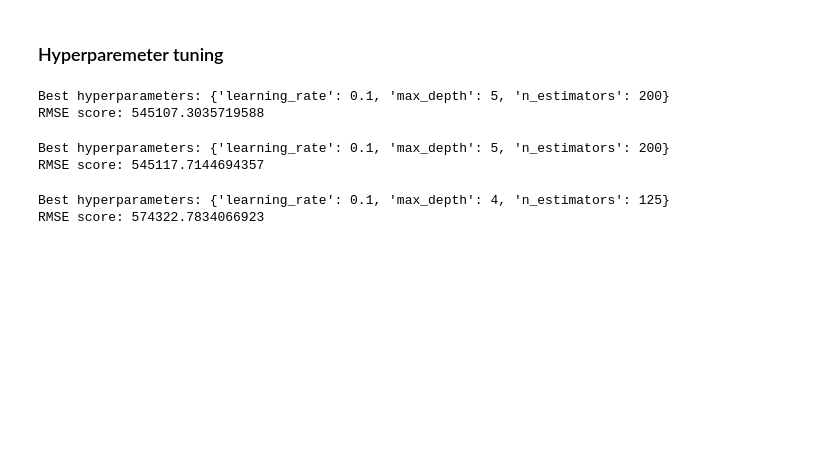
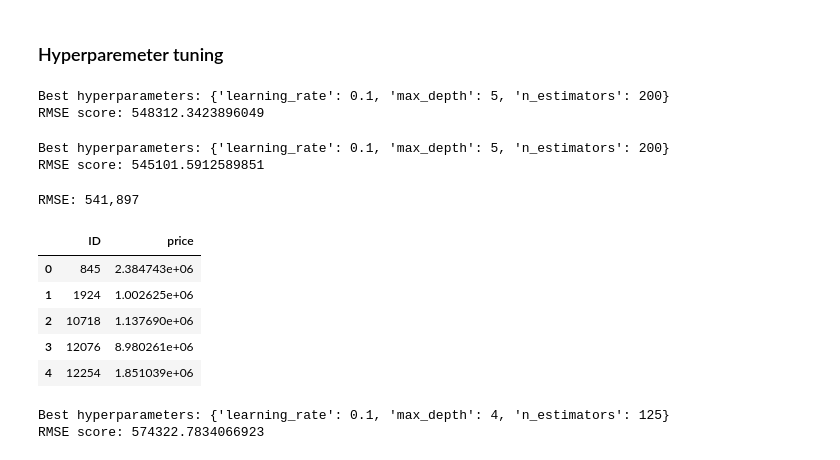
Before and after one commit to veronicaeyo/house_price_prediction, a Jupyter notebook: house_prediction.ipynb, the cells around one changed output. Cells and saved outputs as stored; diff of their text form; code cells hidden in the pictures; blank space fills up the shorter version.

```diff
--- a/house_prediction.ipynb
+++ b/house_prediction.ipynb
@@ -794,8 +776,6 @@ mean_squared_error(y_val, y_pred, squared=False)
 # %% [markdown]
 ### Hyperparemeter tuning
 # %%
-
-
 # Define the hyperparameters to tune
 param_grid = {
     "n_estimators": [100, 200, 300],
@@ -808,7 +788,7 @@ model = GradientBoostingRegressor()
 
 # Create a GridSearchCV object
 grid_search = GridSearchCV(
-    model, param_grid, cv=10, scoring="neg_root_mean_squared_error", n_jobs=-1
+    model, param_grid, cv=5, scoring="neg_root_mean_squared_error", n_jobs=-1
 )
 
 # Fit the GridSearchCV object to the training data
@@ -819,7 +799,7 @@ print("Best hyperparameters:", grid_search.best_params_)
 print("RMSE score:", -grid_search.best_score_)
 # %% [output]
 Best hyperparameters: {'learning_rate': 0.1, 'max_depth': 5, 'n_estimators': 200}
-RMSE score: 545107.3035719588
+RMSE score: 548312.3423896049
 # %%
 # Define the hyperparameters to tune
 param_grid = {
@@ -844,4 +824,4 @@ print("Best hyperparameters:", grid_search.best_params_)
 print("RMSE score:", -grid_search.best_score_)
 # %% [output]
 Best hyperparameters: {'learning_rate': 0.1, 'max_depth': 5, 'n_estimators': 200}
-RMSE score: 545117.7144694357
+RMSE score: 545101.5912589851
@@ -848,3 +831,24 @@ RMSE score: 545117.7144694357
+# %%
+gb_model = fit_score(
+    GradientBoostingRegressor(random_state=42, **grid_search.best_params_), X, y
+)
+# %% [output]
+RMSE: 541,897
+# %%
+predictions = gb_model.predict(X_test)
+
+sample_sub['price'] = predictions
+sample_sub.to_csv('submissions/gb_regressor_tuned_sub.csv', index=False)
+sample_sub.head()
+
+# 362891.4090 on LB
+# %% [output]
+|  | ID | price |
+| 0 | 845 | 2.384743e+06 |
+| 1 | 1924 | 1.002625e+06 |
+| 2 | 10718 | 1.137690e+06 |
+| 3 | 12076 | 8.980261e+06 |
+| 4 | 12254 | 1.851039e+06 |
 # %%
 from sklearn.preprocessing import PolynomialFeatures
 
```
Also changed, not shown: parts of 20 cells of this notebook, 4 other files.
